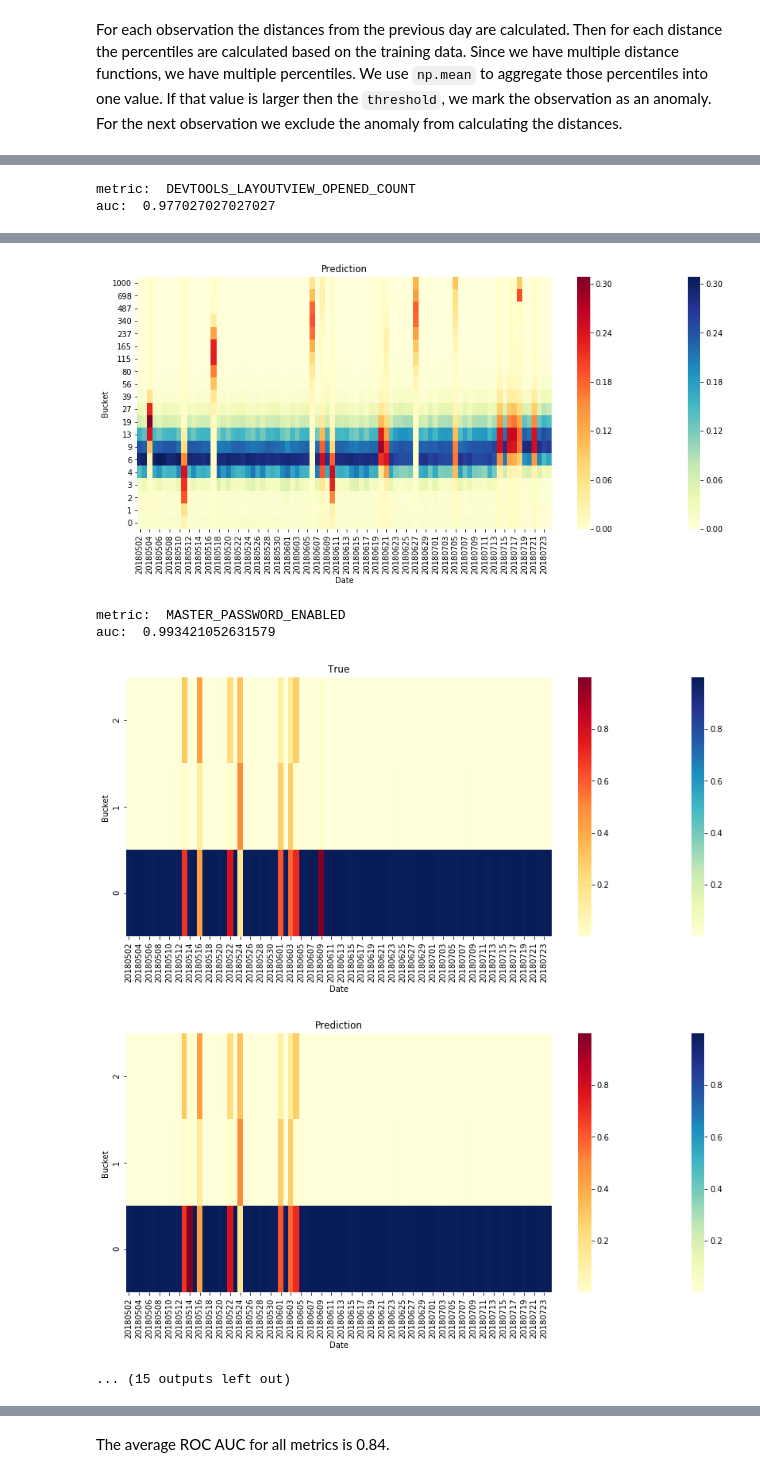
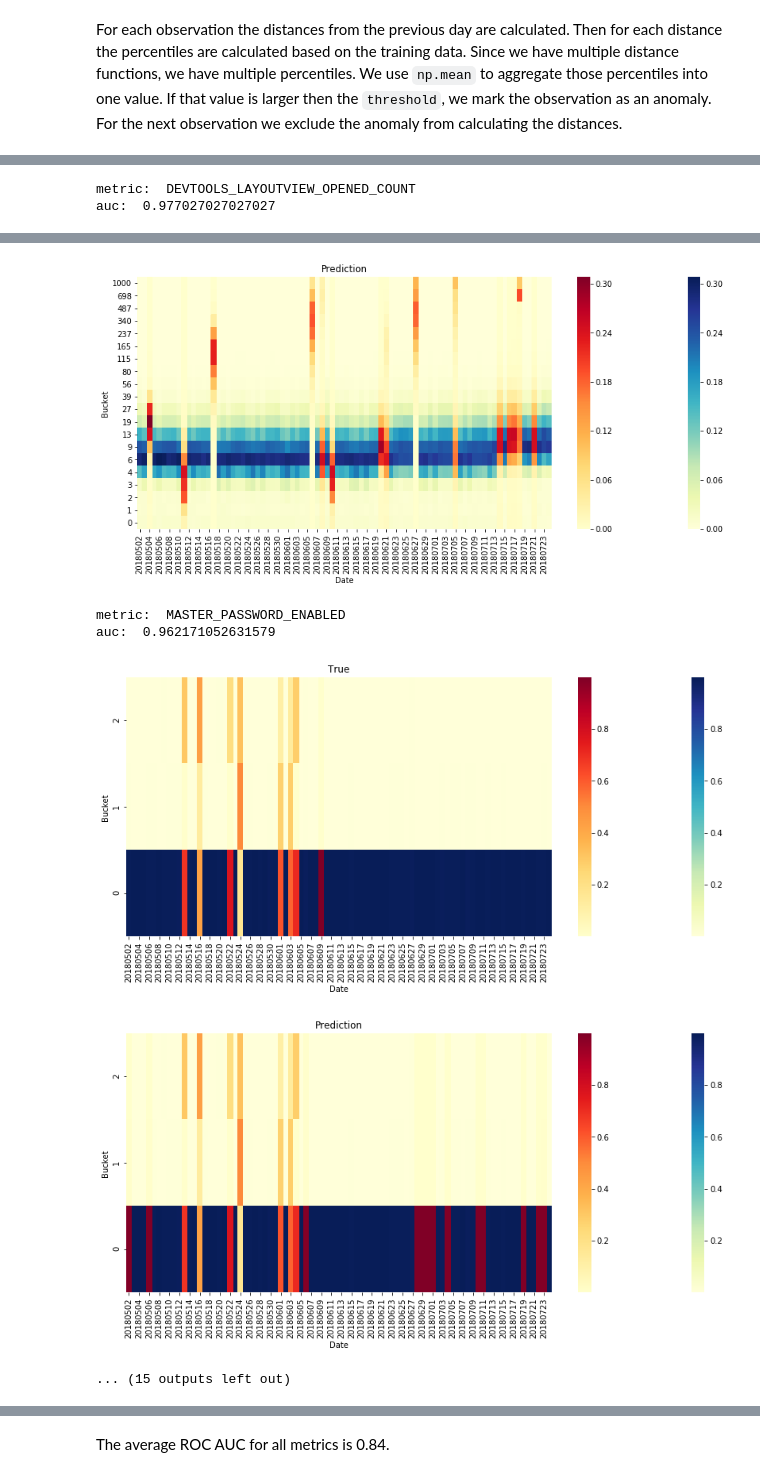
Before and after one commit to mozilla/canary_anomaly_detection, a Jupyter notebook: canary/models/Statistical.ipynb, the cells around one changed output, grey strips where cells are left out. Drawn from its saved outputs; the diff is of its cells as text; code cells hidden in the pictures.

```diff
--- a/canary/models/Statistical.ipynb
+++ b/canary/models/Statistical.ipynb
@@ -121,7 +135,7 @@ for i, m in enumerate(X_test.keys()):
                     y_pred[m][d2] = 0
 
         # make data frames with anomalies
-        y_test_df = y_metric_to_df(y_test[m])
+        y_test_df = y_metric_to_df(y_anomalies[m])
         y_pred_proba_df = y_metric_to_df(y_pred_proba[m])
         y_pred_anom_df = pd.DataFrame(y_pred[m], index=[0]).transpose()
         if len(np.unique(np.array(y_test_df[0]))) > 1:
@@ -134,5 +148,7 @@ for i, m in enumerate(X_test.keys()):
     except KeyError:
         print('Bad metric: ', m)
 results[func.__name__] = auc_arr
+pickle.dump(y_pred, open(os.path.join(DATA_DIR, 'preds_anom_statistical'), 'wb'))
+pickle.dump(y_pred_proba, open(os.path.join(DATA_DIR, 'preds_proba_anom_statistical'), 'wb'))
 # %% [output]
 metric:  A11Y_CONSUMERS
@@ -148,9 +164,9 @@ auc:  0.8883101851851852
 [figure]
 [figure]
 metric:  MASTER_PASSWORD_ENABLED
-auc:  0.993421052631579
+auc:  0.962171052631579
 [figure]
-[figure, old version]
+[figure, new version]
 ... (15 outputs left out)
 # %%
 print([(k, np.mean(v)) for k, v in results.items()])
```
Also changed, not shown: parts of 7 cells of this notebook, 10 other files.
